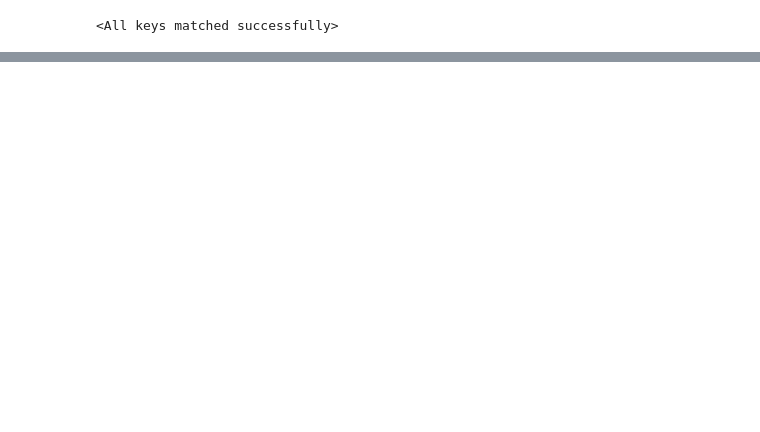
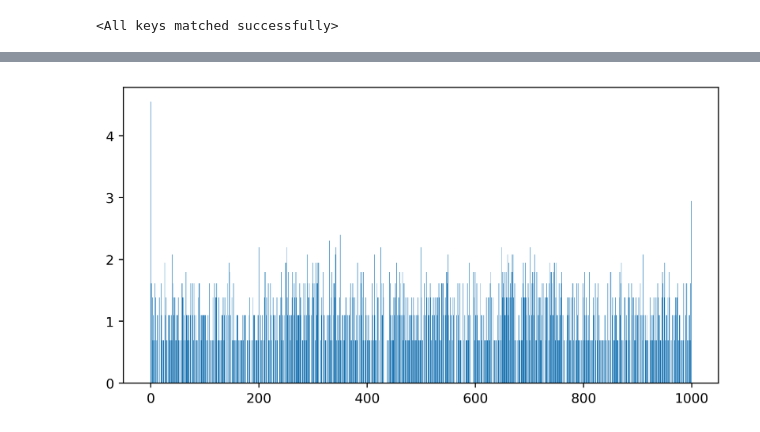
Before and after one commit to danjacobellis/moco, a Jupyter notebook: vimeo_VQVAE_inference.ipynb, the cells around one changed output, grey strips where cells are left out. Saved outputs shown, nothing was run; the diff lists cells and outputs as text; code cells hidden in the pictures; blank space fills up the shorter version.

```diff
--- a/vimeo_VQVAE_inference.ipynb
+++ b/vimeo_VQVAE_inference.ipynb
@@ -84,6 +97,6 @@ net.load_state_dict(checkpoint['model_state_dict'])
 # %% [output]
 <All keys matched successfully>
 # %%
-img = Image.open("kodim05.png");
+img = Image.open("kodim05.png").crop((12,12,268,268));
 img.save("kodim05.jpg", "JPEG", quality=5)
 jpeg = Image.open("kodim05.jpg");
@@ -108,4 +103,5 @@ display(transforms.ToPILImage()(pt_to_pil(x̂)[0]))
 # %%
-compressed_img, original_shape = compress(img);
-print("Bytes in compressed image (excluding codebook):", len(compressed_img))
-x̂,indices = lossy_analysis_transform(img)
+compressed_img, original_shape = compress(img)
+x̂ = decompress(compressed_img,original_shape)
+print("Bytes in compressed image", len(compressed_img))
+indices = lossy_analysis_transform(img)
@@ -119,7 +124,9 @@ display(transforms.ToPILImage()(pt_to_pil(x̂)[0]))
 # %%
 import matplotlib.pyplot as plt
 plt.figure(figsize=(8,4),dpi=400)
-histogram = torch.histogram(torch.tensor(indices).to(torch.float),bins=256, range=(-128.5,127.5))
+histogram = torch.histogram(torch.tensor(indices).to(torch.float),bins=indices.max(), range=(-0.5,indices.max()+0.5))
 x = np.convolve(histogram.bin_edges,[0.5,0.5])[1:-1]
 y = np.log(1+histogram.hist)
 plt.bar(x,y);
+# %% [output]
+[figure, added]
```
Also changed, not shown: parts of 7 cells of this notebook, 1 other file.
